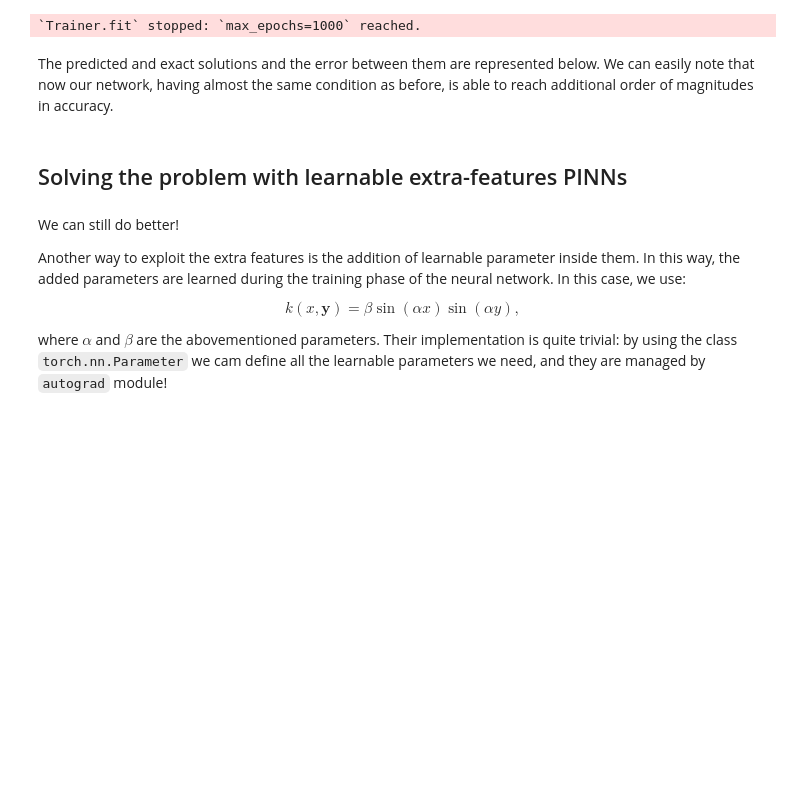
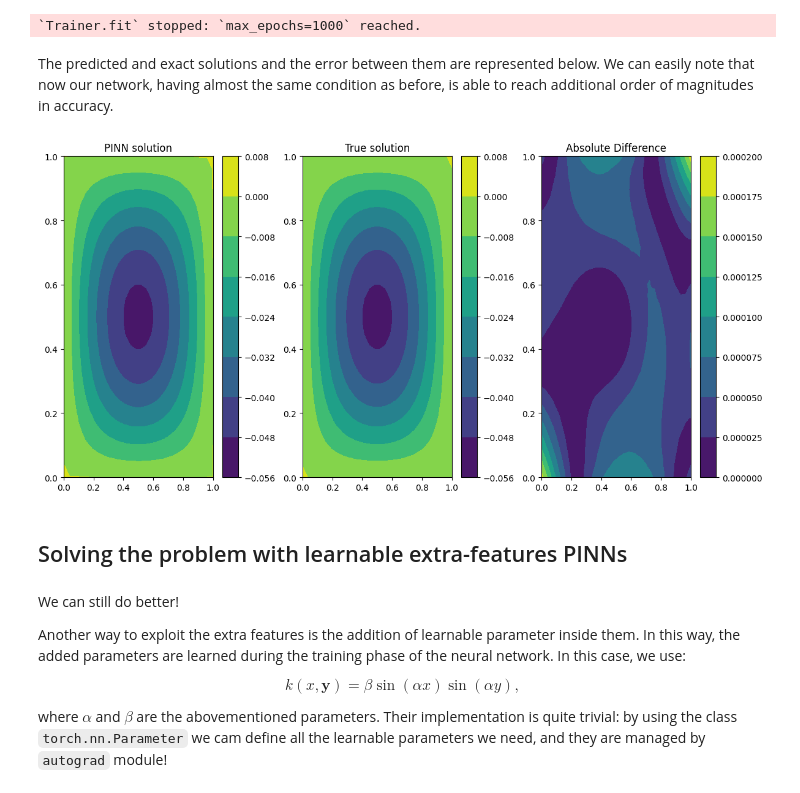
Before and after one commit to mathLab/PINA, a Jupyter notebook: tutorials/tutorial2/tutorial.ipynb, the cells around one changed output. Saved outputs shown, nothing was run; the diff lists cells and outputs as text; code cells hidden in the pictures; blank space fills up the shorter version.

```diff
--- a/tutorials/tutorial2/tutorial.ipynb
+++ b/tutorials/tutorial2/tutorial.ipynb
@@ -156,8 +193,12 @@ model_feat = FeedForwardWithExtraFeatures(
     layers=[10, 10],
     extra_features=[SinSin()])
 
-pinn_feat = PINN(problem, model_feat)
-trainer_feat = Trainer(pinn_feat, max_epochs=1000, callbacks=[MetricTracker()], accelerator='cpu', enable_model_summary=False) # we train on CPU and avoid model summary at beginning of training (optional)
+pinn_feat = PINN(problem, model_feat, optimizer=TorchOptimizer(torch.optim.Adam, lr=0.006,weight_decay=1e-8))
+trainer_feat = Trainer(pinn_feat, max_epochs=1000, accelerator='cpu', enable_model_summary=False,
+    train_size=1.0,
+    val_size=0.0,
+    test_size=0.0,
+    logger=TensorBoardLogger("tutorial_logs")) # we train on CPU and avoid model summary at beginning of training (optional)
 
 trainer_feat.train()
 # %% [output]
@@ -169,7 +210,10 @@ HPU available: False, using: 0 HPUs
 The predicted and exact solutions and the error between them are represented below.
 We can easily note that now our network, having almost the same condition as before, is able to reach additional order of magnitudes in accuracy.
 # %%
-#plotter.plot(solver=pinn_feat)
+plt.figure(figsize=(12, 6))
+plot_solution(solver=pinn_feat)
+# %% [output]
+[figure, added]
 # %% [markdown]
 ## Solving the problem with learnable extra-features PINNs
 # %% [markdown]
```
Also changed, not shown: parts of 10 cells of this notebook, 13 other files.
